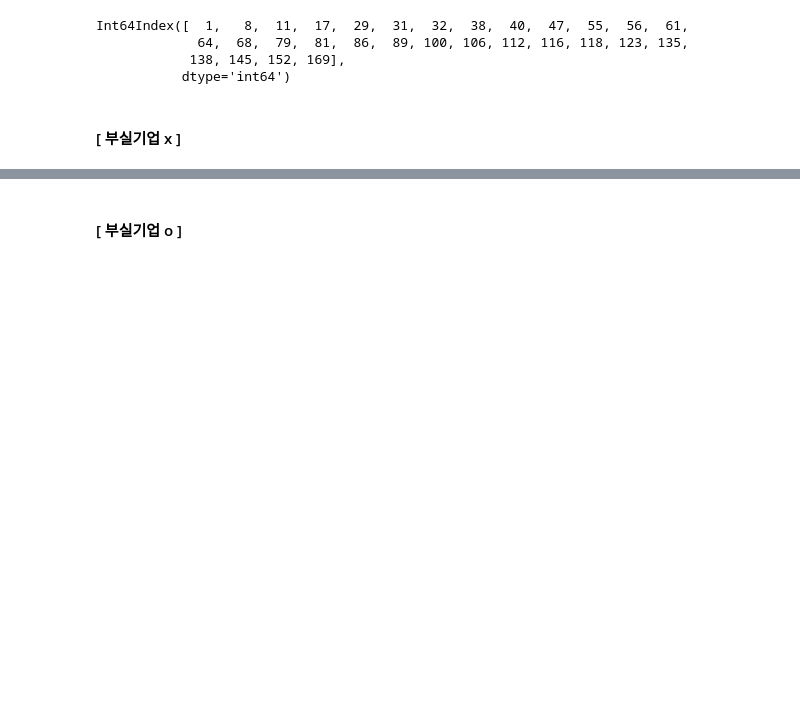
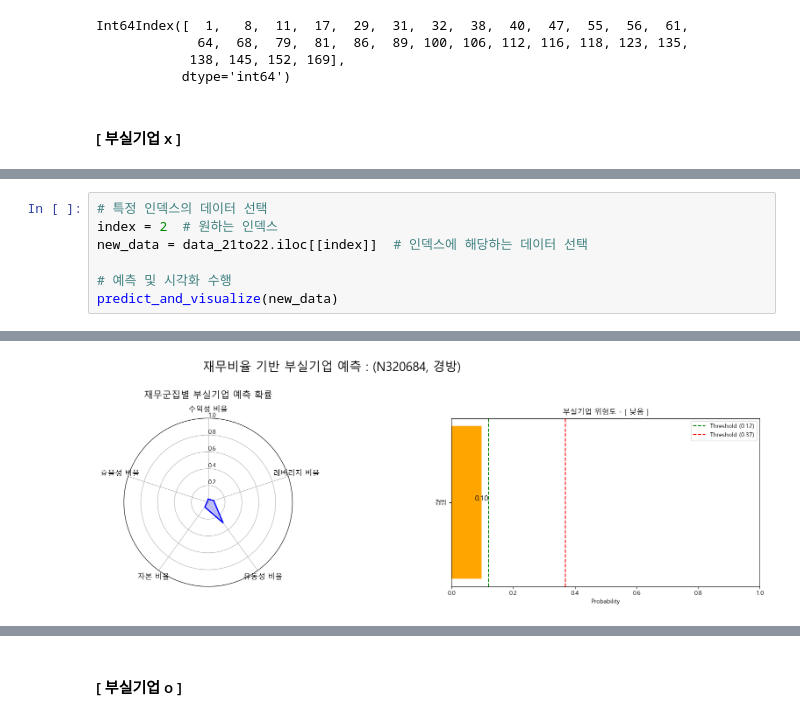
Before and after one commit to BaekJunehong/BIZnFIN, a Jupyter notebook: project/code/baek_modeling10.ipynb, the cells around one changed output, grey strips where cells are left out. Cells and saved outputs as stored; diff of their text form; blank space fills up the shorter version.

```diff
--- a/project/code/baek_modeling10.ipynb
+++ b/project/code/baek_modeling10.ipynb
@@ -390,0 +411,8 @@ predict_and_visualize(new_data)
+# %%
+# 특정 인덱스의 데이터 선택
+index = 2  # 원하는 인덱스
+new_data = data_21to22.iloc[[index]]  # 인덱스에 해당하는 데이터 선택
+
+# 예측 및 시각화 수행
+predict_and_visualize(new_data)
+# %% [output]
@@ -390,0 +424 @@ predict_and_visualize(new_data)
+[figure, added]
```
Also changed, not shown: parts of 8 cells of this notebook.
